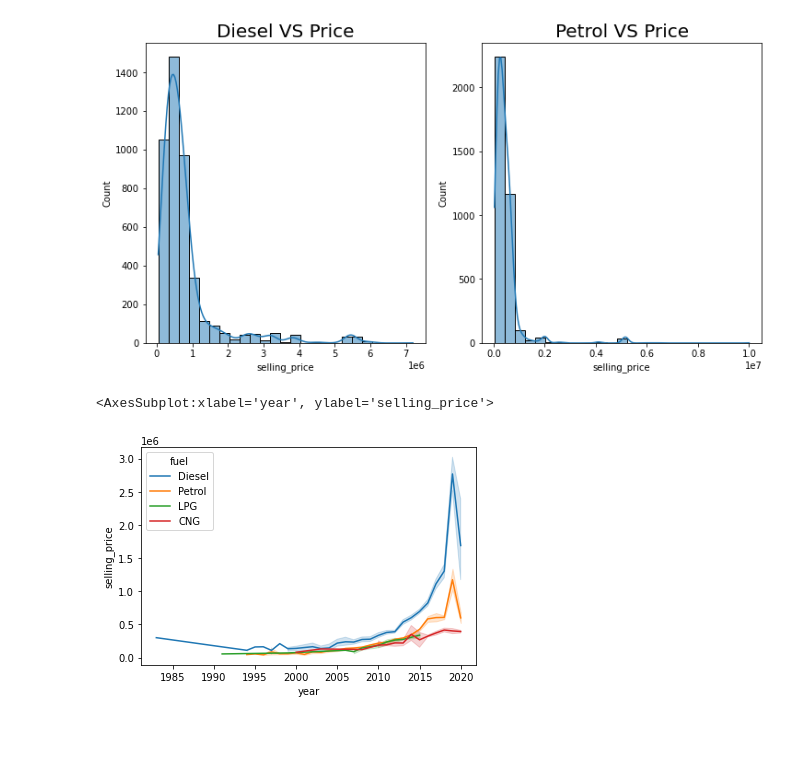
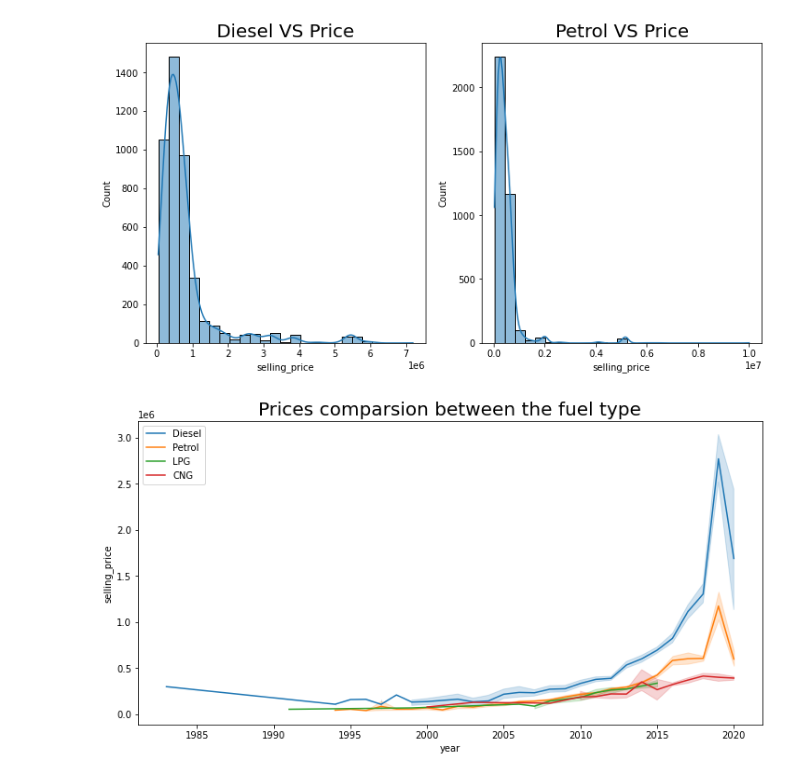
Before and after one commit to Sialsanwal/Data-Science, a Jupyter notebook: Machine learning Model/Regression Model/Project 1/Car Price EDA.ipynb, the cells around one changed output. Saved outputs shown, nothing was run; the diff lists cells and outputs as text; code cells hidden in the pictures; blank space fills up the shorter version.

```diff
--- a/Machine learning Model/Regression Model/Project 1/Car Price EDA.ipynb
+++ b/Machine learning Model/Regression Model/Project 1/Car Price EDA.ipynb
@@ -257,7 +259,10 @@ sns.histplot(data=df,x=df[df['fuel']=='Petrol']['selling_price'],kde=True,bins=2
 <AxesSubplot:title={'center':'Petrol VS Price'}, xlabel='selling_price', ylabel='Count'>
 [figure]
 # %%
+plt.figure(figsize=(12,6))
 sns.lineplot(data=df,x=df.year,y=df.selling_price,hue=df.fuel,markers=True)
+plt.title("Prices comparsion between the fuel type",fontsize=20)
+plt.legend()
+plt.show()
 # %% [output]
-<AxesSubplot:xlabel='year', ylabel='selling_price'>
-[figure, old version]
+[figure, new version]
```
Also changed, not shown: parts of 7 cells of this notebook.
